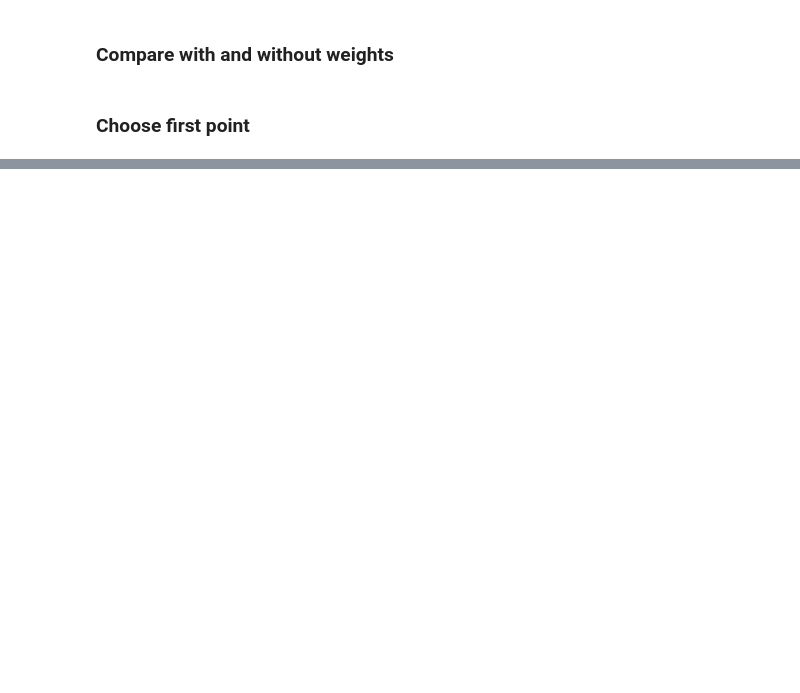
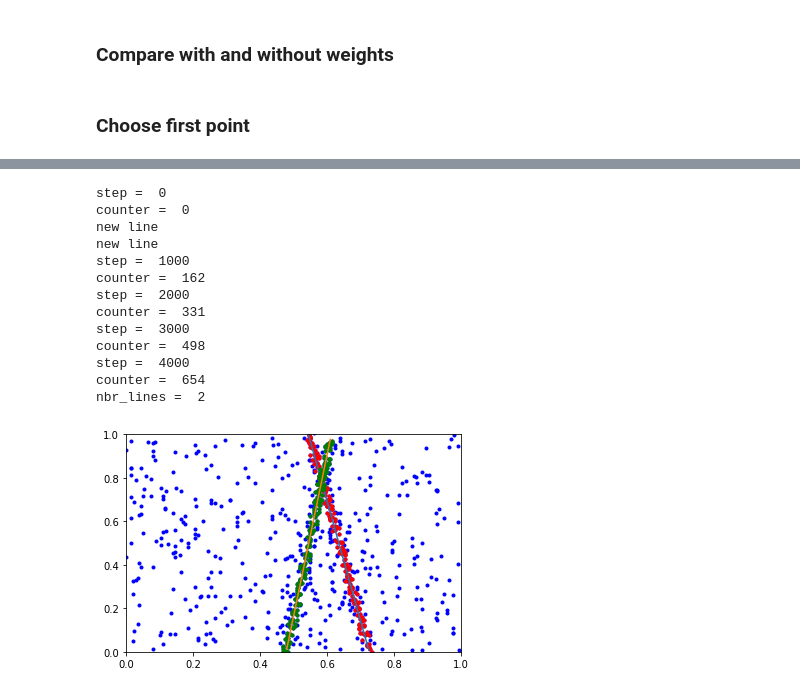
Before and after one commit to BereniceCourant/ImprRansac, a Jupyter notebook: Ransac+-Copy1.ipynb, the cells around one changed output, grey strips where cells are left out. Saved outputs shown, nothing was run; the diff lists cells and outputs as text; code cells hidden in the pictures; blank space fills up the shorter version.

```diff
--- a/Ransac+-Copy1.ipynb
+++ b/Ransac+-Copy1.ipynb
@@ -1215,0 +1478,37 @@ compare_all(image_size, sigma_noise, model3, n_inliers=nbr_inliers3, n_outliers=
+# %%
+proba = 0.05
+threshold = 2.5
+threshold_nbr_inliers = 100
+threshold_intersection = 20
+
+lines_pred, inliers_pred, nbr_inliers_pred = ransac_uniform_multi(data, threshold, threshold_nbr_inliers, threshold_intersection, image_size, proba)
+print("nbr_lines = ", len(lines_pred))
+
+fig, ax = plt.subplots()
+ax.set_xlim(0, 1)
+ax.set_ylim(0, 1)
+
+plot_data(data, ax, c='b')
+colors = ['r', 'g', 'b']
+for i in range(len(inliers_pred)):
+    plot_data(change_format(inliers_pred[i]), ax, c=colors[i % 3])
+    plot_line(lines_pred[i], image_size, ax)
+
+
+
+fig.show()
+# %% [output]
+step =  0
+counter =  0
+new line
+new line
+step =  1000
+counter =  162
+step =  2000
+counter =  331
+step =  3000
+counter =  498
+step =  4000
+counter =  654
+nbr_lines =  2
+[figure, added]
```
Also changed, not shown: parts of 15 cells of this notebook.
